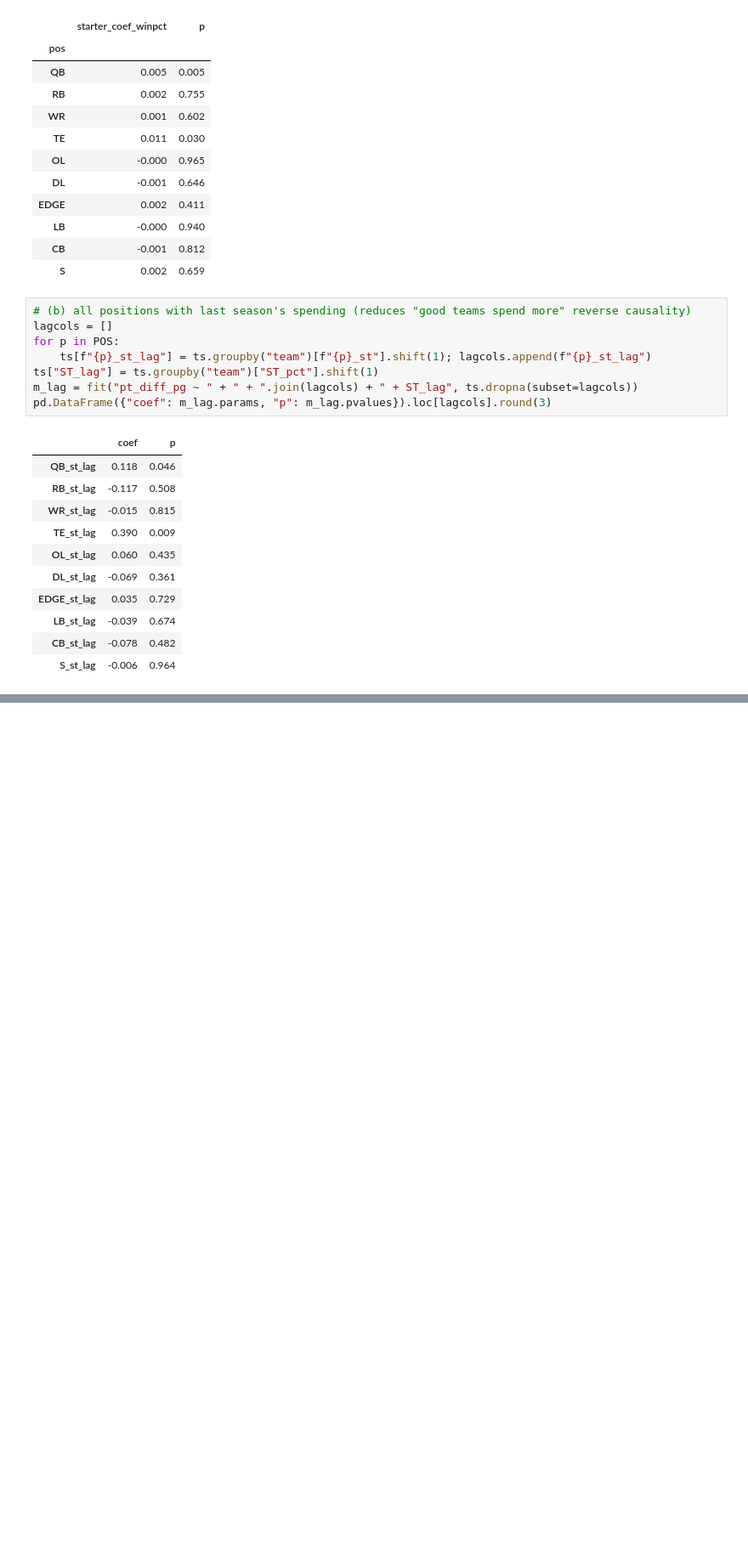
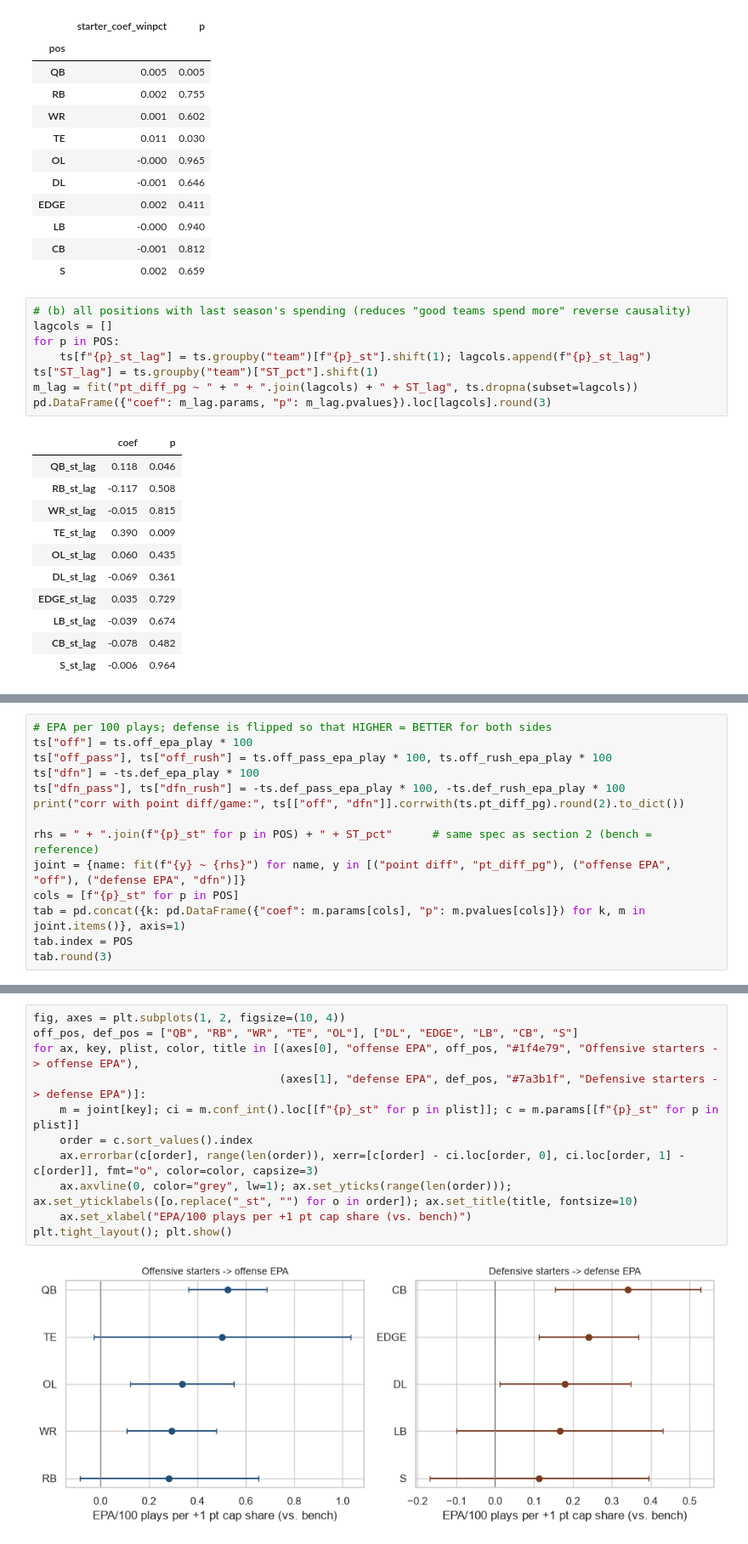
Before and after one commit to noahfighter883/nfl-position-value, a Jupyter notebook: analysis.ipynb, the cells around one changed output, grey strips where cells are left out. Shown at 85% size. Drawn from its saved outputs; the diff is of its cells as text; blank space fills up the shorter version.

Commit message:
Add EPA/play analysis: offense vs defense, pass vs rush, placebo test
Co-Authored-By: Claude Sonnet 5.5 <noreply@anthropic.com>

```diff
--- a/analysis.ipynb
+++ b/analysis.ipynb
@@ -342,0 +360,14 @@ pd.DataFrame({"coef": m_lag.params, "p": m_lag.pvalues}).loc[lagcols].round(3)
+# %%
+# EPA per 100 plays; defense is flipped so that HIGHER = BETTER for both sides
+ts["off"] = ts.off_epa_play * 100
+ts["off_pass"], ts["off_rush"] = ts.off_pass_epa_play * 100, ts.off_rush_epa_play * 100
+ts["dfn"] = -ts.def_epa_play * 100
+ts["dfn_pass"], ts["dfn_rush"] = -ts.def_pass_epa_play * 100, -ts.def_rush_epa_play * 100
+print("corr with point diff/game:", ts[["off", "dfn"]].corrwith(ts.pt_diff_pg).round(2).to_dict())
+
+rhs = " + ".join(f"{p}_st" for p in POS) + " + ST_pct"      # same spec as section 2 (bench = reference)
+joint = {name: fit(f"{y} ~ {rhs}") for name, y in [("point diff", "pt_diff_pg"), ("offense EPA", "off"), ("defense EPA", "dfn")]}
+cols = [f"{p}_st" for p in POS]
+tab = pd.concat({k: pd.DataFrame({"coef": m.params[cols], "p": m.pvalues[cols]}) for k, m in joint.items()}, axis=1)
+tab.index = POS
+tab.round(3)
@@ -342,0 +388,13 @@ pd.DataFrame({"coef": m_lag.params, "p": m_lag.pvalues}).loc[lagcols].round(3)
+# %%
+fig, axes = plt.subplots(1, 2, figsize=(10, 4))
+off_pos, def_pos = ["QB", "RB", "WR", "TE", "OL"], ["DL", "EDGE", "LB", "CB", "S"]
+for ax, key, plist, color, title in [(axes[0], "offense EPA", off_pos, "#1f4e79", "Offensive starters -> offense EPA"),
+                                     (axes[1], "defense EPA", def_pos, "#7a3b1f", "Defensive starters -> defense EPA")]:
+    m = joint[key]; ci = m.conf_int().loc[[f"{p}_st" for p in plist]]; c = m.params[[f"{p}_st" for p in plist]]
+    order = c.sort_values().index
+    ax.errorbar(c[order], range(len(order)), xerr=[c[order] - ci.loc[order, 0], ci.loc[order, 1] - c[order]], fmt="o", color=color, capsize=3)
+    ax.axvline(0, color="grey", lw=1); ax.set_yticks(range(len(order))); ax.set_yticklabels([o.replace("_st", "") for o in order]); ax.set_title(title, fontsize=10)
+    ax.set_xlabel("EPA/100 plays per +1 pt cap share (vs. bench)")
+plt.tight_layout(); plt.show()
+# %% [output]
+[figure, added]
```
Also changed, not shown: parts of 5 cells of this notebook, 2 other files.
